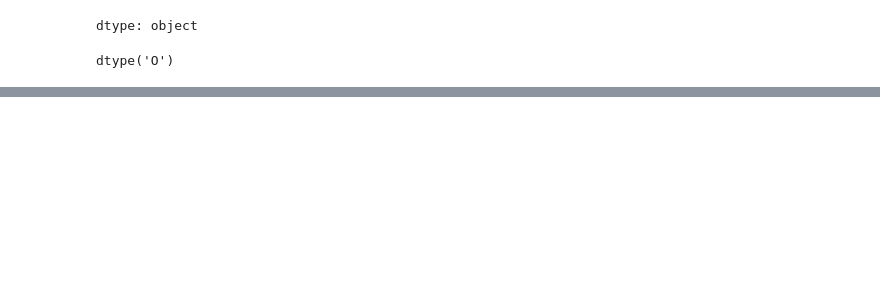
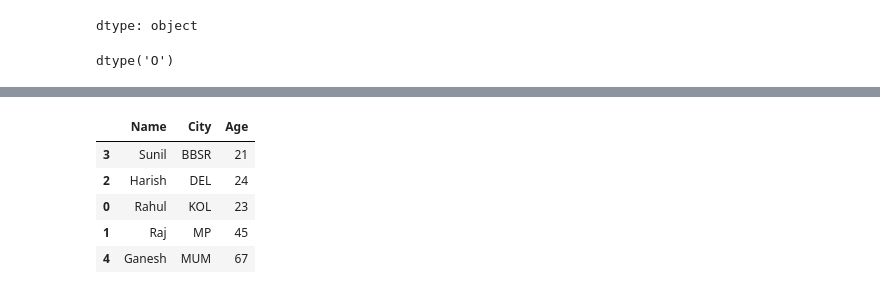
Before and after one commit to syed-khader/learning-python-libraries, a Jupyter notebook: pandasforgithub.ipynb, the cells around one changed output, grey strips where cells are left out. Saved outputs shown, nothing was run; the diff lists cells and outputs as text; code cells hidden in the pictures; blank space fills up the shorter version.

```diff
--- a/pandasforgithub.ipynb
+++ b/pandasforgithub.ipynb
@@ -117,0 +184,13 @@ dtype('O')
+# %%
+# sort the dataframe based on column
+# syntax--> df.sort_values(by=col)
+
+df1.sort_values(by='Item')
+df.sort_values(['City','Age'])
+# %% [output]
+|  | Name | City | Age |
+| 3 | Sunil | BBSR | 21 |
+| 2 | Harish | DEL | 24 |
+| 0 | Rahul | KOL | 23 |
+| 1 | Raj | MP | 45 |
+| 4 | Ganesh | MUM | 67 |
```
Also changed, not shown: parts of 8 cells of this notebook.
